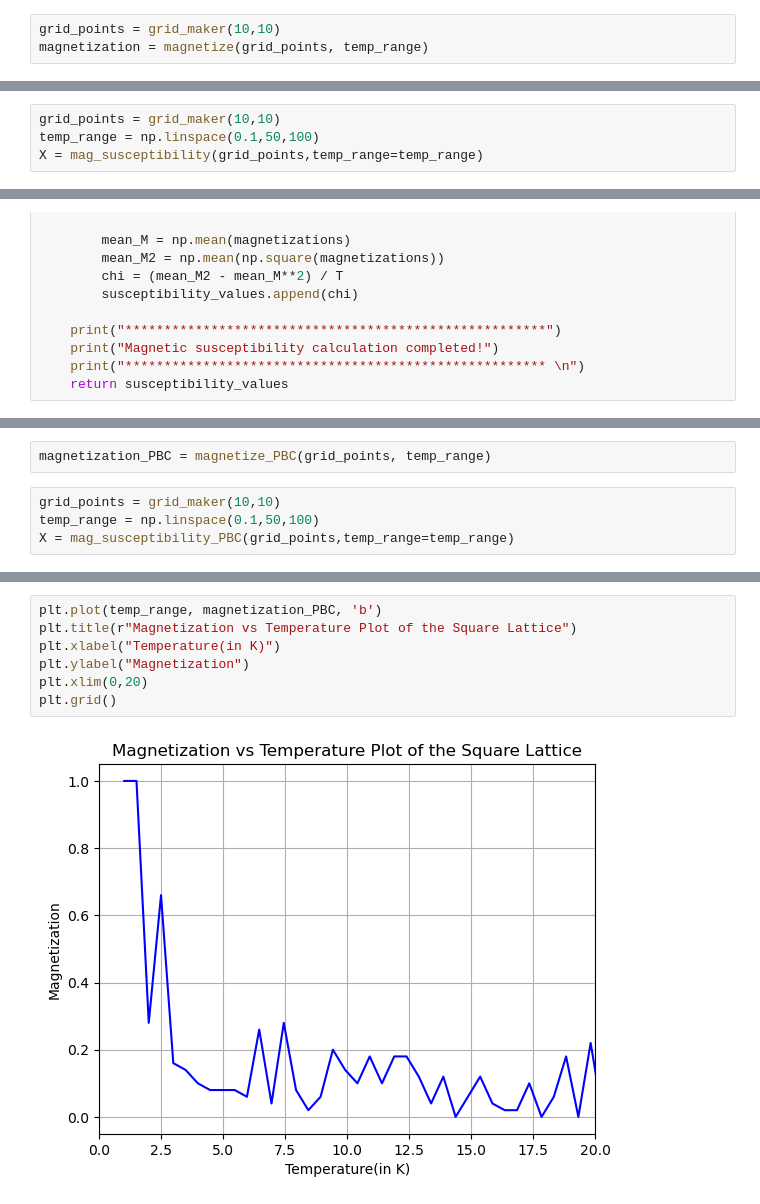
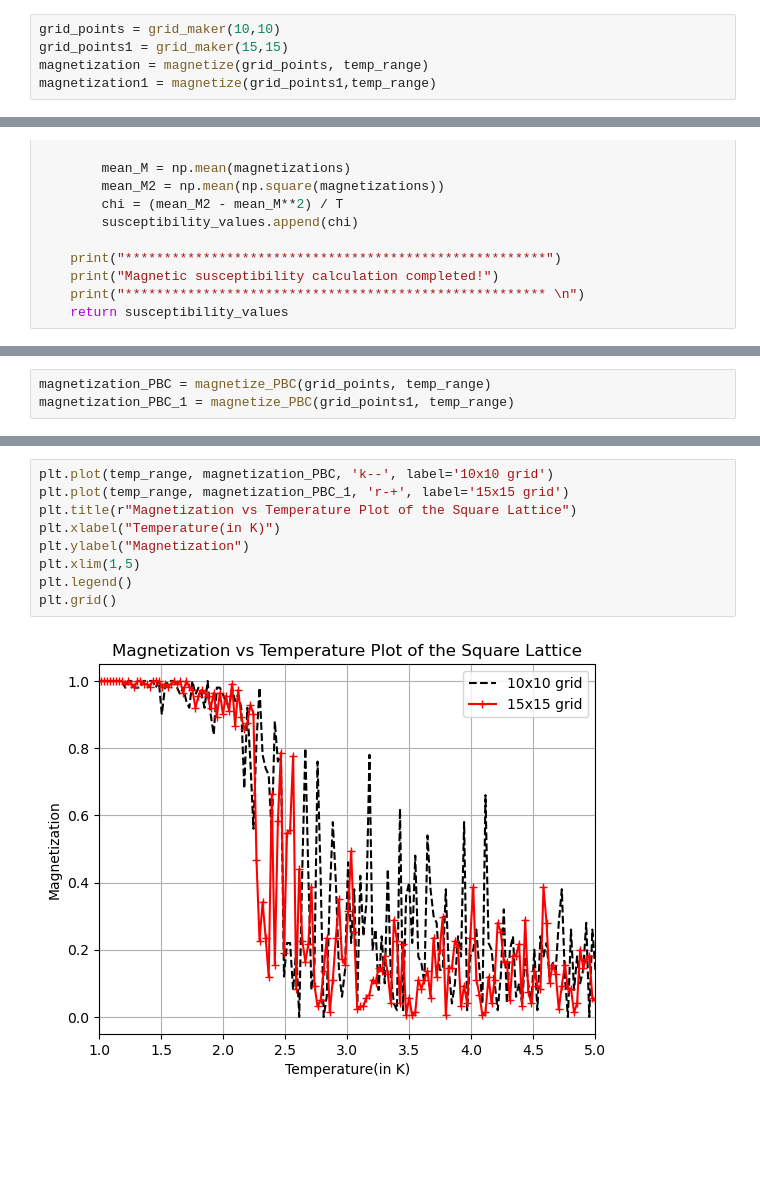
Before and after one commit to SuvamT0071/ising2D, a Jupyter notebook: Metropolis_Hasting_and_Frustrated_Magnetism.ipynb, the cells around one changed output, grey strips where cells are left out. Drawn from its saved outputs; the diff is of its cells as text; blank space fills up the shorter version.

```diff
--- a/Metropolis_Hasting_and_Frustrated_Magnetism.ipynb
+++ b/Metropolis_Hasting_and_Frustrated_Magnetism.ipynb
@@ -566,5 +584,7 @@ def magnetize(grid, temp_range, nsamples=10000):
     return magnetization
 # %%
 grid_points = grid_maker(10,10)
+grid_points1 = grid_maker(15,15)
 magnetization = magnetize(grid_points, temp_range)
+magnetization1 = magnetize(grid_points1,temp_range)
 # %%
@@ -616,7 +638,3 @@ def mag_susceptibility(grid, temp_range):
     print("Magnetic susceptibility calculation completed!")
     print("****************************************************** \n")
     return susceptibility_values
-# %%
-grid_points = grid_maker(10,10)
-temp_range = np.linspace(0.1,50,100)
-X = mag_susceptibility(grid_points,temp_range=temp_range)
@@ -885,6 +941,3 @@ Your results are ready!
 # %%
 magnetization_PBC = magnetize_PBC(grid_points, temp_range)
+magnetization_PBC_1 = magnetize_PBC(grid_points1, temp_range)
-# %%
-grid_points = grid_maker(10,10)
-temp_range = np.linspace(0.1,50,100)
-X = mag_susceptibility_PBC(grid_points,temp_range=temp_range)
@@ -919,9 +968,11 @@ plt.grid()
 # %%
-plt.plot(temp_range, magnetization_PBC, 'b')
+plt.plot(temp_range, magnetization_PBC, 'k--', label='10x10 grid')
+plt.plot(temp_range, magnetization_PBC_1, 'r-+', label='15x15 grid')
 plt.title(r"Magnetization vs Temperature Plot of the Square Lattice")
 plt.xlabel("Temperature(in K)")
 plt.ylabel("Magnetization")
-plt.xlim(0,20)
+plt.xlim(1,5)
+plt.legend()
 plt.grid()
 # %% [output]
-[figure, old version]
+[figure, new version]
```
Also changed, not shown: parts of 43 cells of this notebook.
